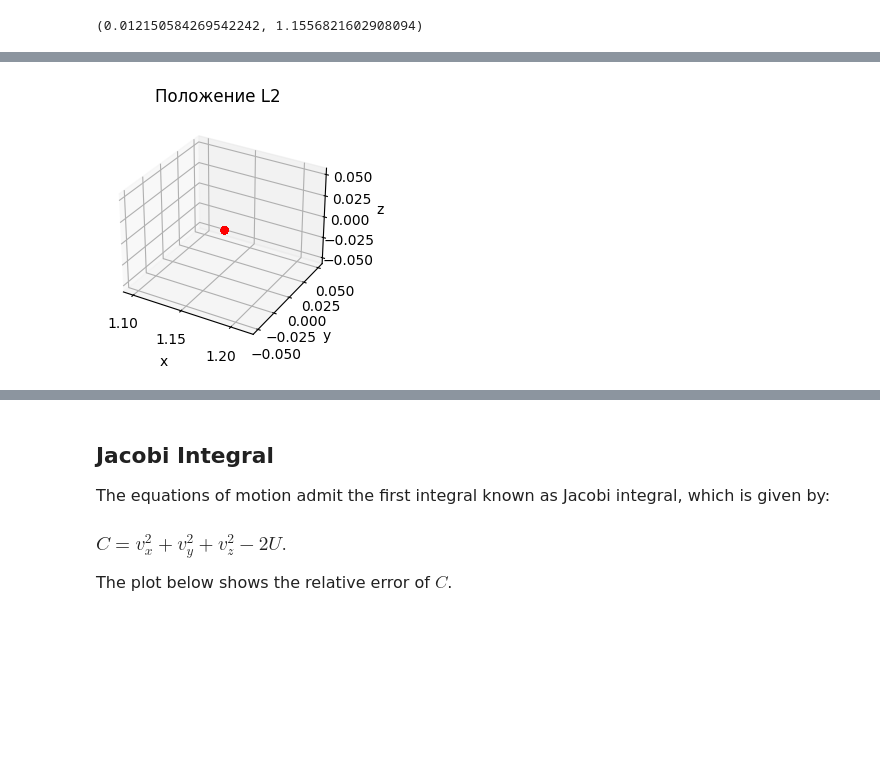
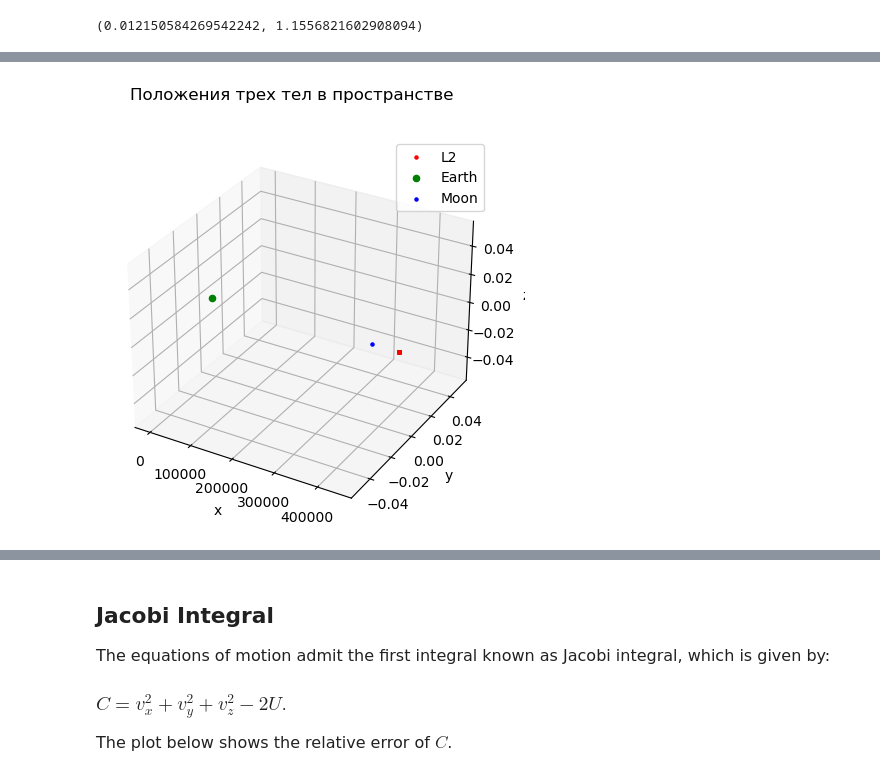
Before and after one commit to DPritykin/3BP, a Jupyter notebook: FindOrbit.ipynb, the cells around one changed output, grey strips where cells are left out. Drawn from its saved outputs; the diff is of its cells as text; code cells hidden in the pictures; blank space fills up the shorter version.

Commit message:
Updated plot

```diff
--- a/FindOrbit.ipynb
+++ b/FindOrbit.ipynb
@@ -62,17 +77,21 @@ r_sol = em3bp.integrate(r_0, t_sol)
 # %%
 #plt.plot(r_sol[:, 0] - r_sol[0, 0])
 #plt.plot(r_sol[:, 1] - r_sol[0, 1])
 #plt.plot(r_sol[:, 2] - r_sol[0, 2])
 from mpl_toolkits.mplot3d import Axes3D
 
-fig = plt.figure(figsize=(3,3))
-fig.suptitle('Положение L2')
+fig = plt.figure(figsize=(5,5))
+fig.suptitle('Положения трех тел в пространстве')
 ax = fig.add_subplot(projection = '3d')
 ax.set_xlabel('x')
 ax.set_ylabel('y')
 ax.set_zlabel('z')
 
-ax.scatter(r_sol[:, 0], r_sol[:, 1], r_sol[:, 2], label='parametric curve', color='r')
+ax.scatter(r_sol[:, 0] * 384467, r_sol[:, 1]*384467, r_sol[:, 2]*384467, color='r', marker = '.', label = 'L2')
+#ax.set_xlim([440000, 445000])
+ax.scatter(-4671, 0, 0, color = 'g', marker = 'o', label = 'Earth')
+ax.scatter(379795, 0, 0, color = 'b', marker = '.', label = 'Moon')
+ax.legend()
 plt.show()
 # %% [output]
-[figure, old version]
+[figure, new version]
```
Also changed, not shown: parts of 3 cells of this notebook.
